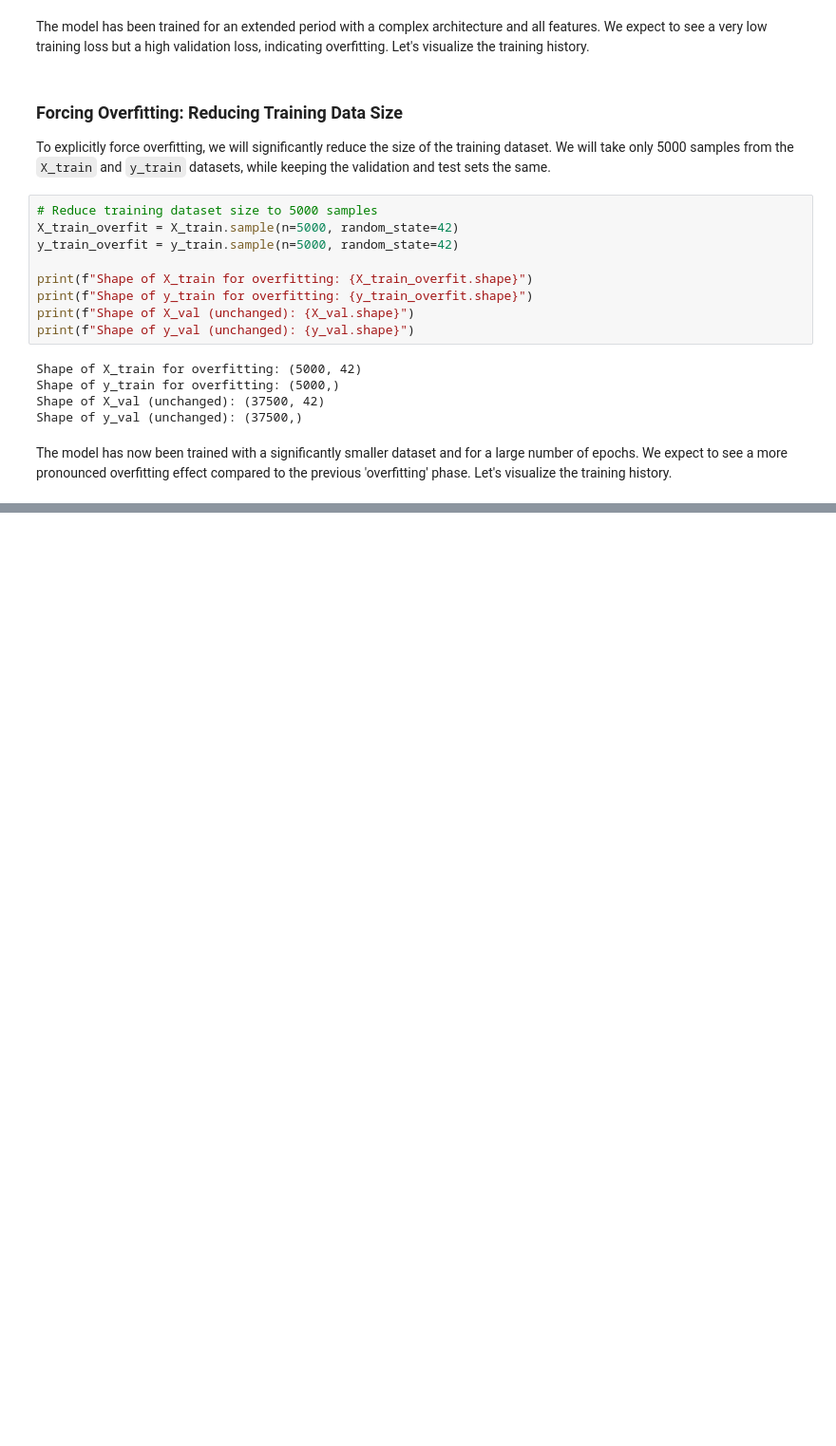
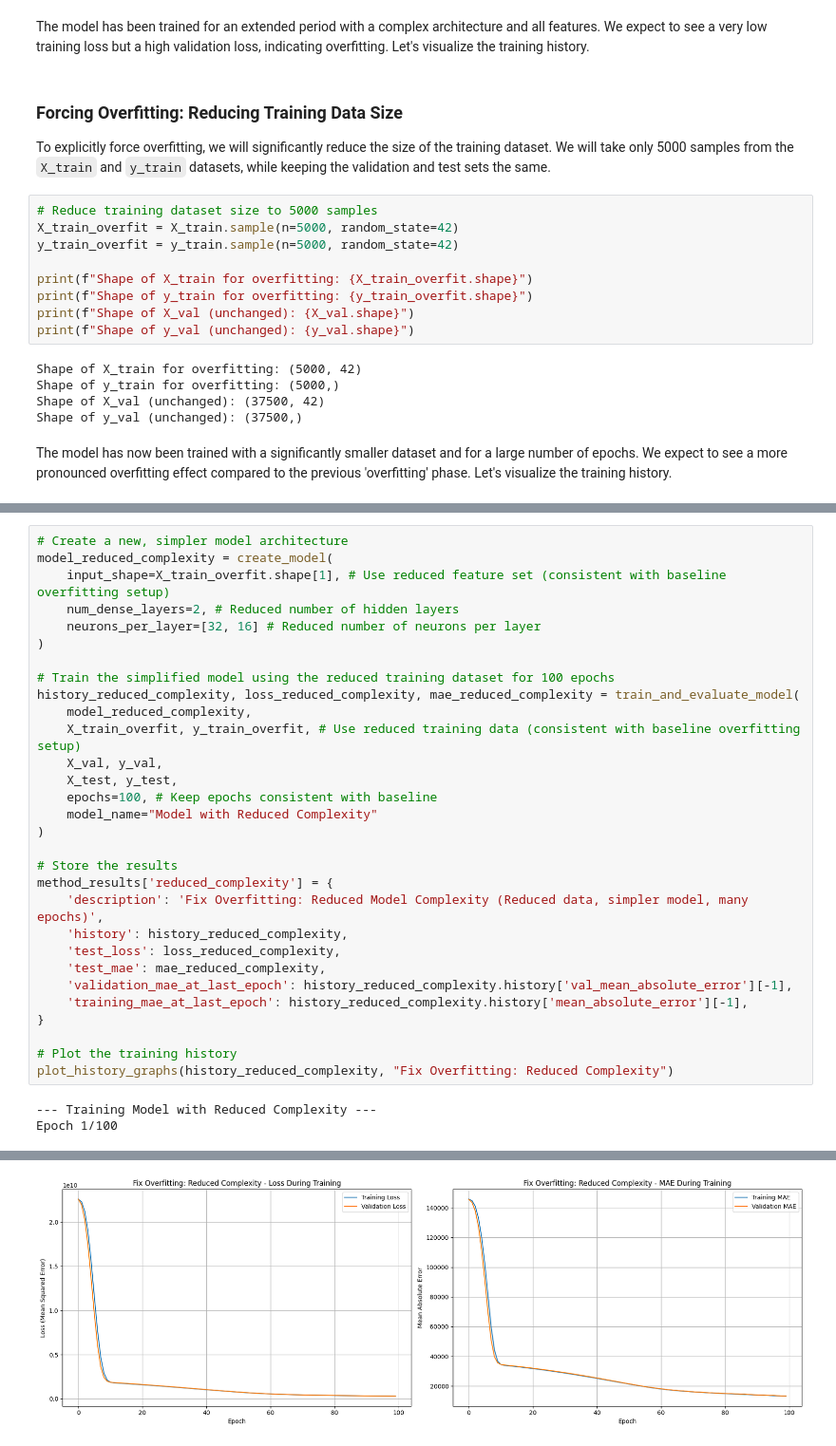
Before and after one commit to jahidurmahim/Machine_Learning_Laboratory, a Jupyter notebook: Underoverfit_Lab.ipynb, the cells around one changed output, grey strips where cells are left out. Shown at 95% size. Saved outputs shown, nothing was run; the diff lists cells and outputs as text; blank space fills up the shorter version.

```diff
--- a/Underoverfit_Lab.ipynb
+++ b/Underoverfit_Lab.ipynb
@@ -547,0 +630,33 @@ plt.show()
+# %%
+# Create a new, simpler model architecture
+model_reduced_complexity = create_model(
+    input_shape=X_train_overfit.shape[1], # Use reduced feature set (consistent with baseline overfitting setup)
+    num_dense_layers=2, # Reduced number of hidden layers
+    neurons_per_layer=[32, 16] # Reduced number of neurons per layer
+)
+
+# Train the simplified model using the reduced training dataset for 100 epochs
+history_reduced_complexity, loss_reduced_complexity, mae_reduced_complexity = train_and_evaluate_model(
+    model_reduced_complexity,
+    X_train_overfit, y_train_overfit, # Use reduced training data (consistent with baseline overfitting setup)
+    X_val, y_val,
+    X_test, y_test,
+    epochs=100, # Keep epochs consistent with baseline
+    model_name="Model with Reduced Complexity"
+)
+
+# Store the results
+method_results['reduced_complexity'] = {
+    'description': 'Fix Overfitting: Reduced Model Complexity (Reduced data, simpler model, many epochs)',
+    'history': history_reduced_complexity,
+    'test_loss': loss_reduced_complexity,
+    'test_mae': mae_reduced_complexity,
+    'validation_mae_at_last_epoch': history_reduced_complexity.history['val_mean_absolute_error'][-1],
+    'training_mae_at_last_epoch': history_reduced_complexity.history['mean_absolute_error'][-1],
+}
+
+# Plot the training history
+plot_history_graphs(history_reduced_complexity, "Fix Overfitting: Reduced Complexity")
+# %% [output]
+--- Training Model with Reduced Complexity ---
+Epoch 1/100
@@ -547,0 +680 @@ plt.show()
+[figure, added]
```
Also changed, not shown: parts of 35 cells of this notebook.
